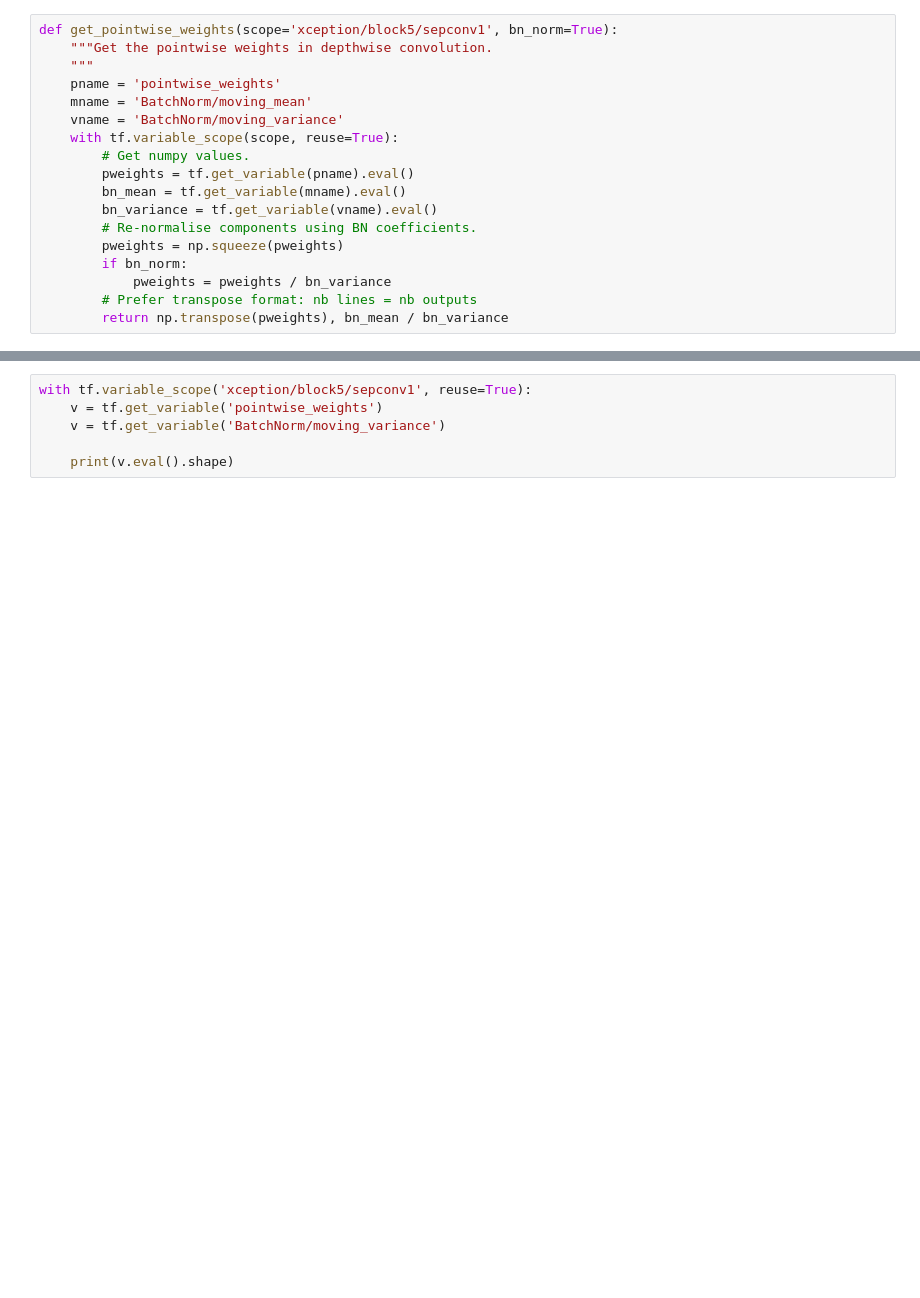
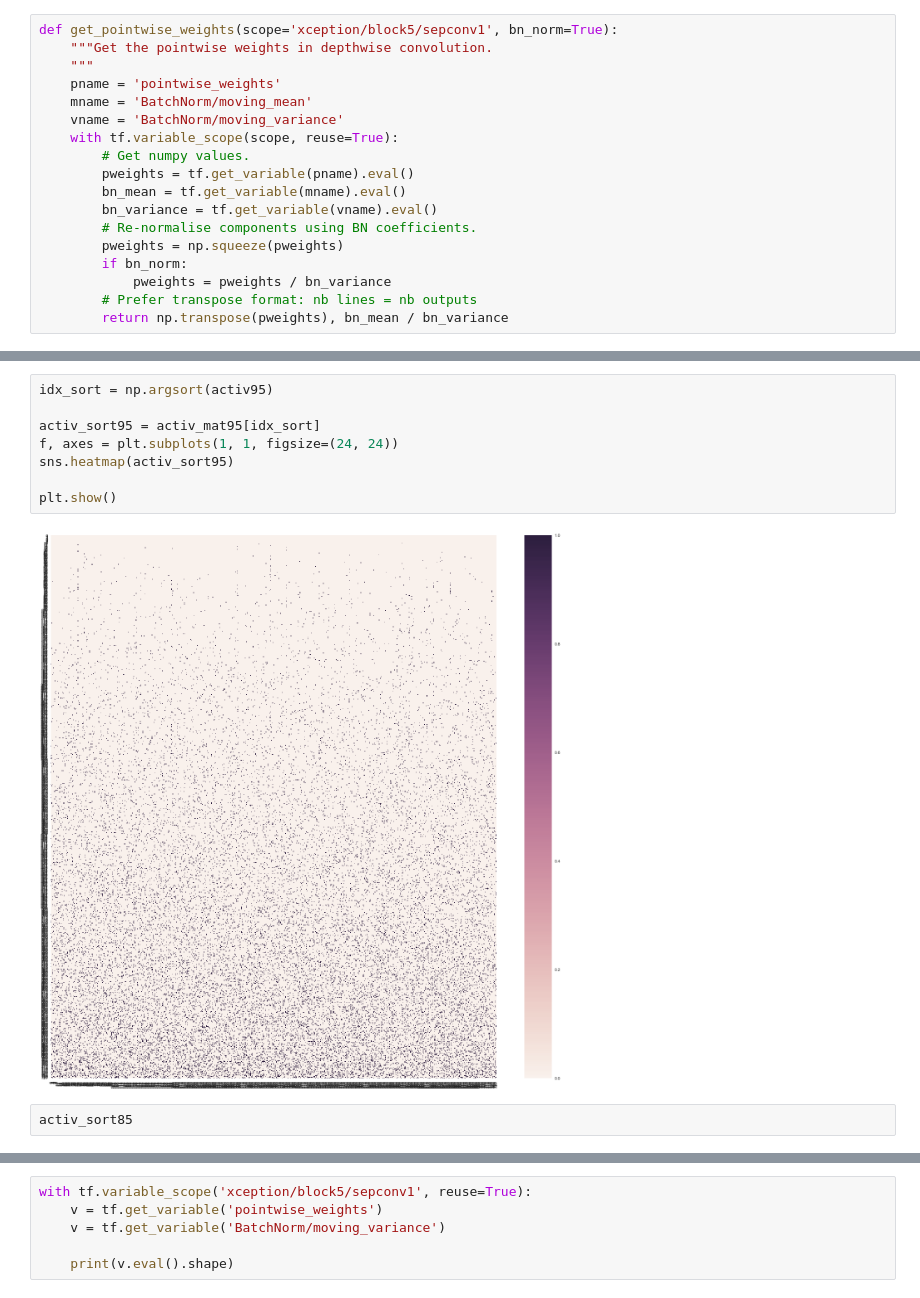
Before and after one commit to balancap/research_models, a Jupyter notebook: notebooks/xception_analysis.ipynb, the cells around one changed output, grey strips where cells are left out. Drawn from its saved outputs; the diff is of its cells as text; blank space fills up the shorter version.

```diff
--- a/notebooks/xception_analysis.ipynb
+++ b/notebooks/xception_analysis.ipynb
@@ -116,0 +117,12 @@ plt.show()
+# %%
+idx_sort = np.argsort(activ95)
+
+activ_sort95 = activ_mat95[idx_sort]
+f, axes = plt.subplots(1, 1, figsize=(24, 24))
+sns.heatmap(activ_sort95)
+
+plt.show()
+# %% [output]
+[figure, added]
+# %%
+activ_sort85
```
Also changed, not shown: parts of 5 cells of this notebook.
